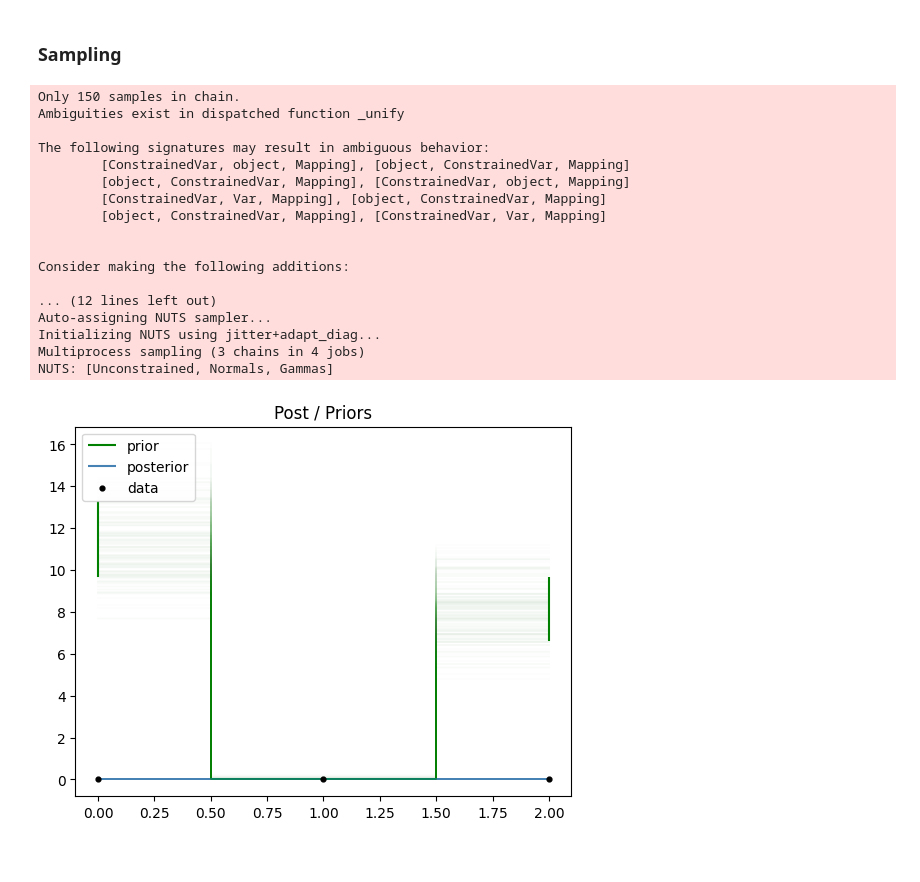
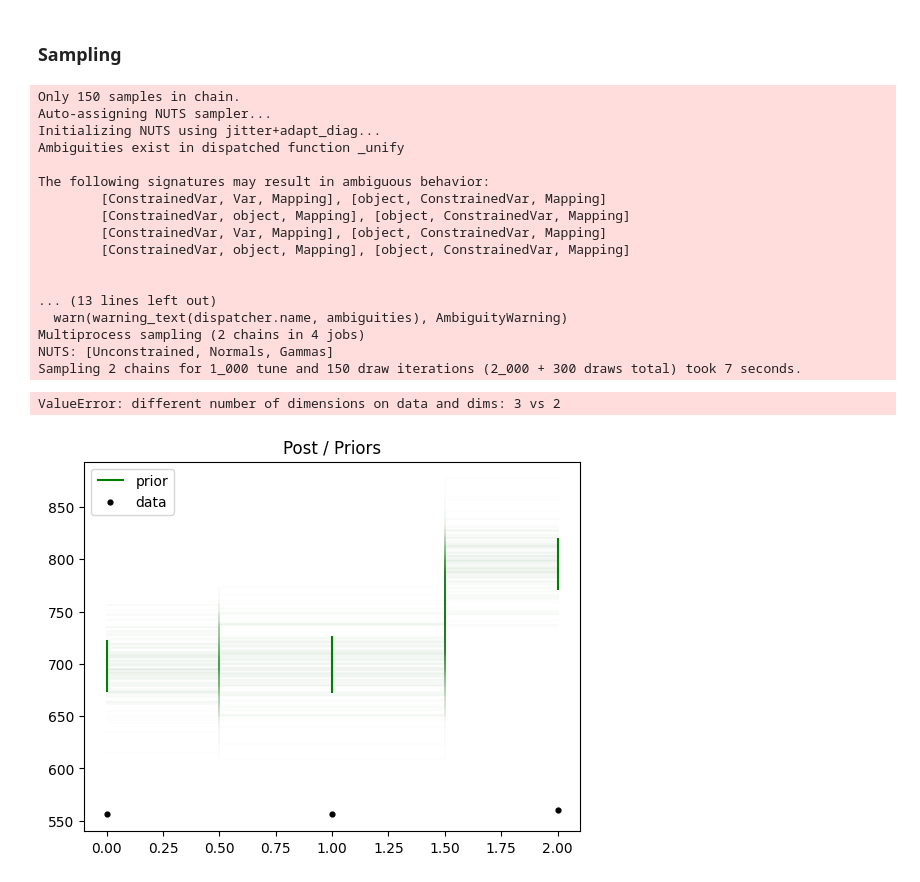
Before and after one commit to malin-horstmann/bayesian_pyhf, a Jupyter notebook: src/pyhf_pymc/sampling.ipynb, the cells around one changed output. Drawn from its saved outputs; the diff is of its cells as text; code cells hidden in the pictures.

```diff
--- a/src/pyhf_pymc/sampling.ipynb
+++ b/src/pyhf_pymc/sampling.ipynb
@@ -118,55 +122,57 @@ prepared_model = prepare_inference.prepare_model(model=model, observations=obs,
 ## General functions
 # %%
 # Jax expected data
-@jax.jit
+# @jax.jit
 def processed_expData(parameters):
-    # a = jnp.stack([model.expected_actualdata(parameters)[i] for i in range(nBins)])
     return model.expected_actualdata(parameters)
 
-one_vector = np.full(nBins, 1., dtype='float64')
-
 # Gradient list (dn_bins/dx_1, ..., dn_bins/dx_nPars)
-@jax.jit
+# @jax.jit
 def vjp_expData(pars, tang_vec):
     _, back = jax.vjp(processed_expData, pars)
     return back(tang_vec)[0]
+
+jitted_processed_expData = jax.jit(processed_expData)
+jitted_vjp_expData = jax.jit(vjp_expData)
 # %% [markdown]
 ## Hamiltonian MC
 
 ### Gradient Op
 # %%
-class VJPOp(pt.Op):
+class VJPOp(Op):
 
     itypes = [pt.dvector,pt.dvector]
     otypes = [pt.dvector]
 
     def perform(self, node, inputs, outputs):
         (parameters, tangent_vector) = inputs
-        results = vjp_expData(parameters, tangent_vector)
+        results = jitted_vjp_expData(parameters, tangent_vector)
 
         if not isinstance(results, (list, tuple)):
                 results = (results,)
 
         for i, r in enumerate(results):
+            # outputs[i][0] = np.asarray(r, dtype="float64")
             outputs[i][0] = np.asarray(r)
 
 vjp_op = VJPOp()
 # %% [markdown]
 ## Non Gradient Op
 # %%
-class ExpDataOp(pt.Op):
+class ExpDataOp(Op):
 
     itypes = [pt.dvector]
     otypes = [pt.dvector]
 
     def perform(self, node, inputs, outputs):
         (parameters, ) = inputs
-        results = processed_expData(parameters)
+        results = jitted_processed_expData(parameters)
 
         if len(outputs) == 1:
                 outputs[0][0] = np.asarray(results)
                 return
         for i, r in enumerate(results):
+                # outputs[i][0] = np.asarray(r, dtype="float64")
                 outputs[i][0] = np.asarray(r)
 
     def grad(self, inputs, output_gradients):
@@ -182,51 +188,52 @@ expData_op = ExpDataOp()
 with pm.Model():
     pars = prepare_inference.priors2pymc(prepared_model)
 
-    expData_op = ExpDataOp()
+    parsD = pm.Deterministic('pars', pars)
     # ExpData = pm.Poisson("ExpData", mu=expData_op(pars), observed=obs)
     ExpData = pm.Normal("ExpData", mu=expData_op(pars), sigma = float(obs[0])**(0.5), observed=obs)
 
     # step = pm.HamiltonianMC()
-    post_data = pm.sample(150, chains=3)
+    post_data = pm.sample(150, chains=2)
     post_pred = pm.sample_posterior_predictive(post_data)
     prior_pred = pm.sample_prior_predictive(150)
 # %% [output]
 Only 150 samples in chain.
+Auto-assigning NUTS sampler...
+Initializing NUTS using jitter+adapt_diag...
 Ambiguities exist in dispatched function _unify
 
 The following signatures may result in ambiguous behavior:
+        [ConstrainedVar, Var, Mapping], [object, ConstrainedVar, Mapping]
         [ConstrainedVar, object, Mapping], [object, ConstrainedVar, Mapping]
-        [object, ConstrainedVar, Mapping], [ConstrainedVar, object, Mapping]
         [ConstrainedVar, Var, Mapping], [object, ConstrainedVar, Mapping]
-        [object, ConstrainedVar, Mapping], [ConstrainedVar, Var, Mapping]
+        [ConstrainedVar, object, Mapping], [object, ConstrainedVar, Mapping]
 
 
-Consider making the following additions:
-
-... (12 lines left out)
-Auto-assigning NUTS sampler...
-Initializing NUTS using jitter+adapt_diag...
-Multiprocess sampling (3 chains in 4 jobs)
+... (13 lines left out)
+  warn(warning_text(dispatcher.name, ambiguities), AmbiguityWarning)
+Multiprocess sampling (2 chains in 4 jobs)
 NUTS: [Unconstrained, Normals, Gammas]
+Sampling 2 chains for 1_000 tune and 150 draw iterations (2_000 + 300 draws total) took 7 seconds.
+ValueError: different number of dimensions on data and dims: 3 vs 2
 # %%
 # Prior
 plt.step(np.linspace(0,nBins-1,nBins),prior_pred.prior_predictive.ExpData[0].T, alpha = 0.01, c = 'green', where = 'mid');
 plt.vlines(np.arange(nBins),*np.quantile(prior_pred.prior_predictive.ExpData[0],[.15,.85],axis=0), colors = 'green', label='prior');
 
 # Posterior
-plt.step(np.linspace(0,nBins-1,nBins),post_pred.posterior_predictive.ExpData[0].T, alpha = 0.01, c = 'steelblue', where = 'mid');
-plt.vlines(np.arange(nBins),*np.quantile(post_pred.posterior_predictive.ExpData[0],[.15,.85],axis=0), colors = 'steelblue', label='posterior')
+# plt.step(np.linspace(0,nBins-1,nBins),post_pred.posterior_predictive.ExpData[0].T, alpha = 0.01, c = 'steelblue', where = 'mid');
+# plt.vlines(np.arange(nBins),*np.quantile(post_pred.posterior_predictive.ExpData[0],[.15,.85],axis=0), colors = 'steelblue', label='posterior')
 
 # Observations
 plt.scatter(np.arange(nBins), obs, c = 'k',s=12, zorder = 999, label = "data")
 plt.legend(loc='upper left')
 
 plt.title(f'Post / Priors')
 
 # plt.savefig('NUTS_updating')
 plt.show()
 # %% [output]
-[figure, old version]
+[figure, new version]
 # %%
 az.plot_trace(prior_pred.prior, var_names='Unconstrained')
 az.plot_trace(post_data.posterior, var_names='Unconstrained')
```
Also changed, not shown: parts of 4 cells of this notebook.
